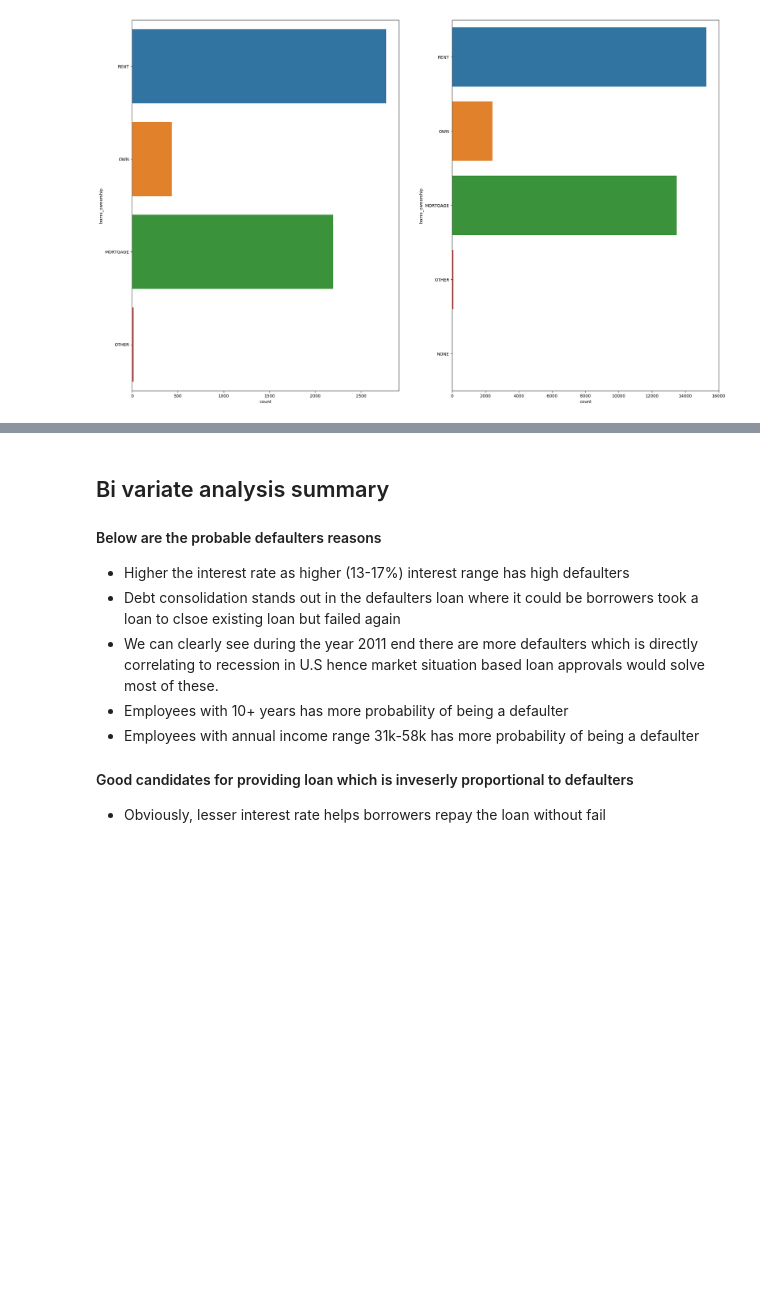
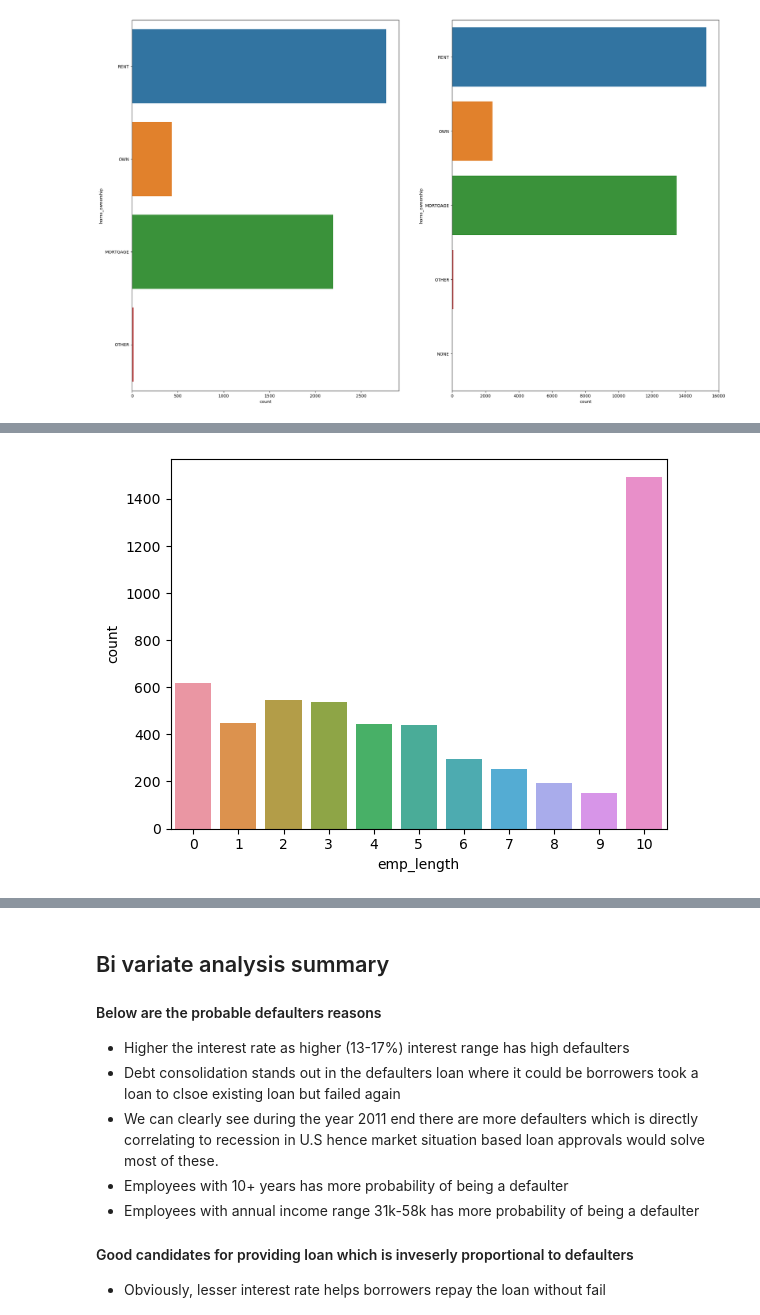
Before and after one commit to bharathsanjai/lending-club-case-study, a Jupyter notebook: bharathveer_ks.ipynb, the cells around one changed output, grey strips where cells are left out. Drawn from its saved outputs; the diff is of its cells as text; code cells hidden in the pictures; blank space fills up the shorter version.

```diff
--- a/bharathveer_ks.ipynb
+++ b/bharathveer_ks.ipynb
@@ -631,0 +638,5 @@ plt.show()
+# %%
+sns.countplot(x='emp_length', data=loan[loan.loan_status == 'Charged Off'])
+plt.show()
+# %% [output]
+[figure, added]
```
Also changed, not shown: parts of 29 cells of this notebook.
